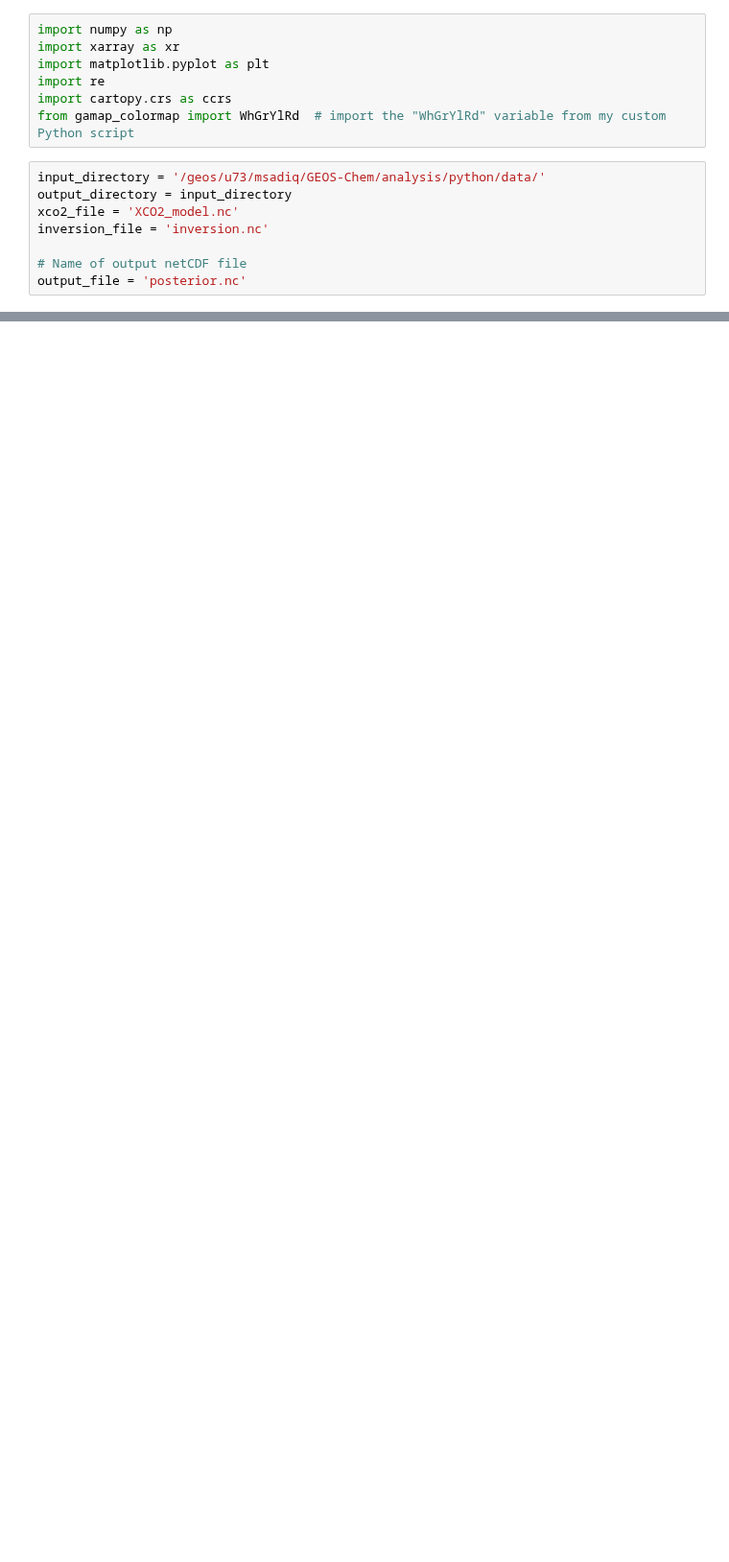
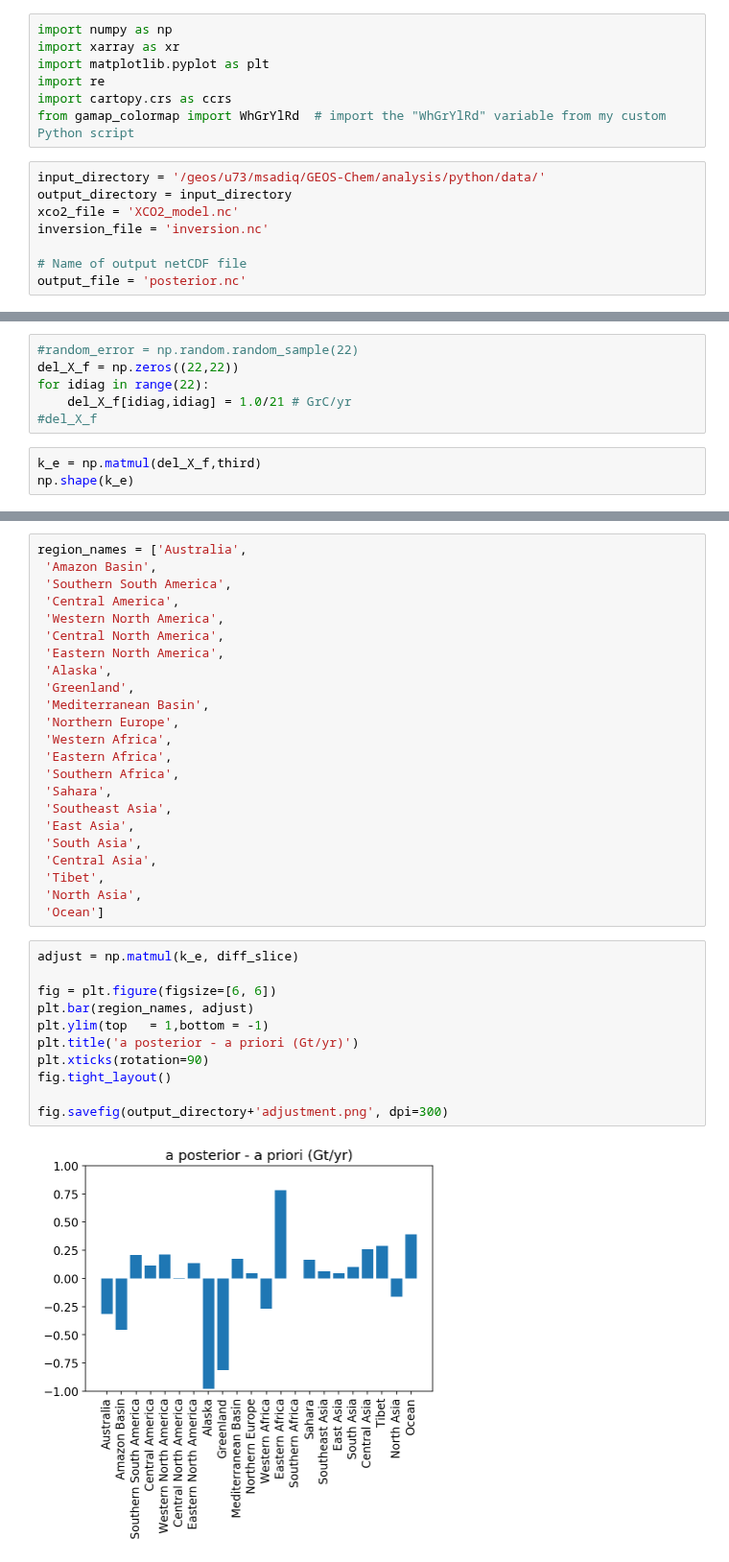
Before and after one commit to MehliyarSadiq/geoschem_simulations, a Jupyter notebook: inversion/satellite/oco-2/4.inversion.ipynb, the cells around one changed output, grey strips where cells are left out. Shown at 96% size. Drawn from its saved outputs; the diff is of its cells as text; blank space fills up the shorter version.

```diff
--- a/inversion/satellite/oco-2/4.inversion.ipynb
+++ b/inversion/satellite/oco-2/4.inversion.ipynb
@@ -68,0 +131,9 @@ len(adjust)
+# %%
+#random_error = np.random.random_sample(22)
+del_X_f = np.zeros((22,22))
+for idiag in range(22):
+    del_X_f[idiag,idiag] = 1.0/21 # GrC/yr
+#del_X_f
+# %%
+k_e = np.matmul(del_X_f,third)
+np.shape(k_e)
@@ -69,3 +142,39 @@ len(adjust)
+# %%
+region_names = ['Australia',
+ 'Amazon Basin',
+ 'Southern South America',
+ 'Central America',
+ 'Western North America',
+ 'Central North America',
+ 'Eastern North America',
+ 'Alaska',
+ 'Greenland',
+ 'Mediterranean Basin',
+ 'Northern Europe',
+ 'Western Africa',
+ 'Eastern Africa',
+ 'Southern Africa',
+ 'Sahara',
+ 'Southeast Asia',
+ 'East Asia',
+ 'South Asia',
+ 'Central Asia',
+ 'Tibet',
+ 'North Asia',
+ 'Ocean']
+# %%
+adjust = np.matmul(k_e, diff_slice)
+
+fig = plt.figure(figsize=[6, 6])
+plt.bar(region_names, adjust)
+plt.ylim(top   = 1,bottom = -1)
+plt.title('a posterior - a priori (Gt/yr)')
+plt.xticks(rotation=90)
+fig.tight_layout()
+
+fig.savefig(output_directory+'adjustment.png', dpi=300)
+# %% [output]
+[figure, added]
 # %%
 ds_inversion['prior'][ind].plot()
 # %% [output]
```
Also changed, not shown: parts of 15 cells of this notebook, 1 other file.
